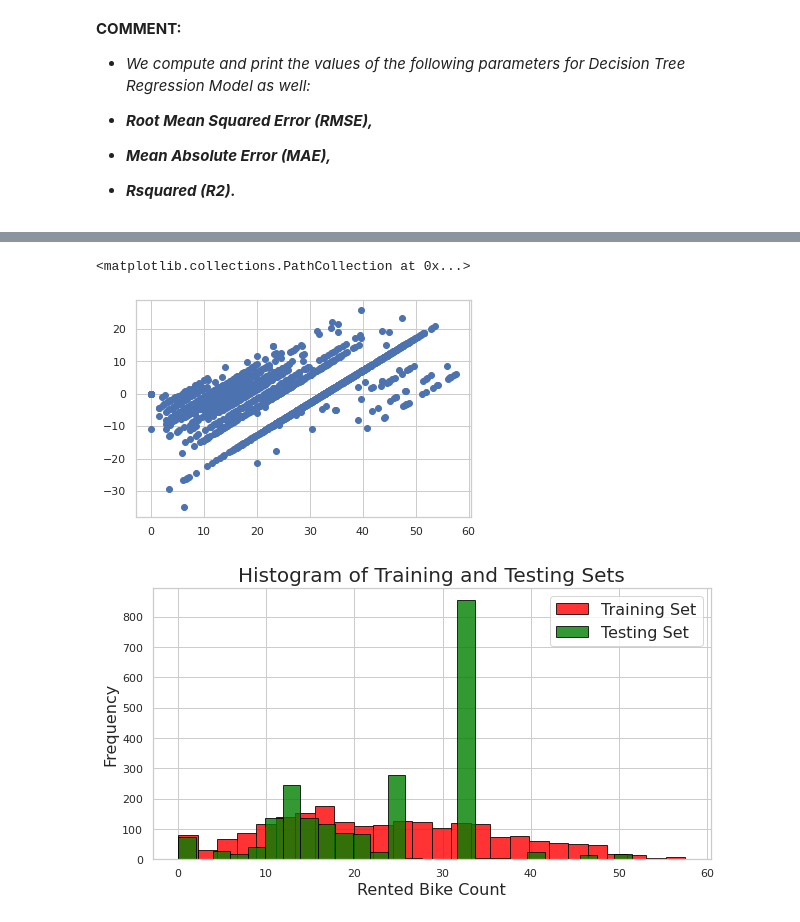
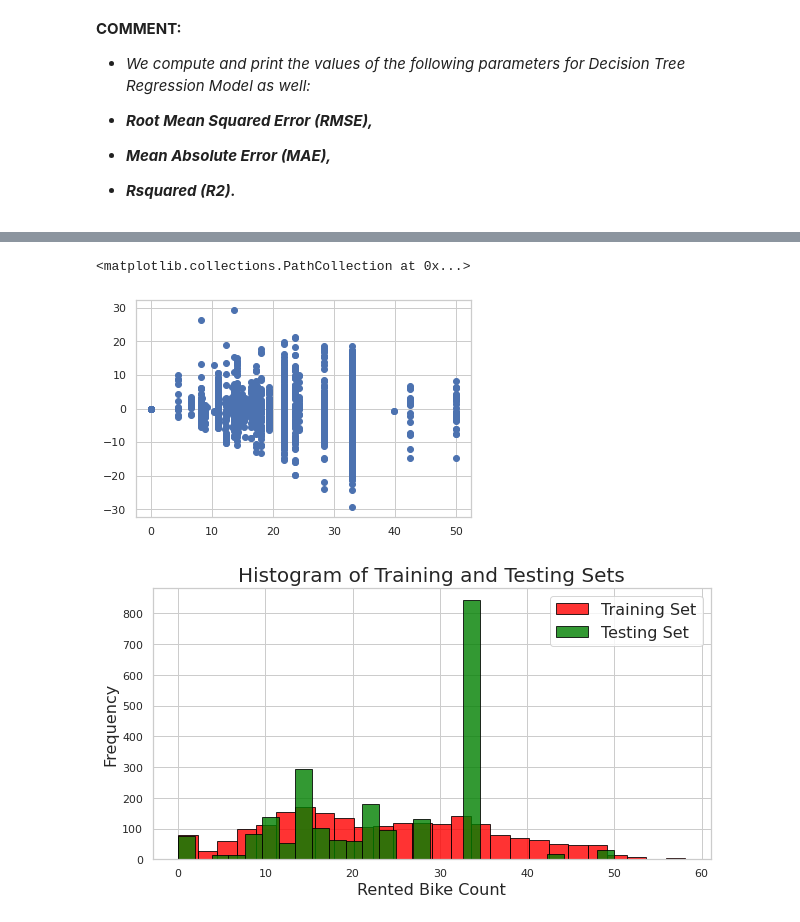
Before and after one commit to Madhu-95/Capstone2_ML_Regression, a Jupyter notebook: Bike_Sharing_Demand_Prediction_Capstone_Project(Supervised_ML)_by_MADHU_KUMARI.ipynb, the cells around one changed output, grey strips where cells are left out. Saved outputs shown, nothing was run; the diff lists cells and outputs as text; code cells hidden in the pictures.

```diff
--- a/Bike_Sharing_Demand_Prediction_Capstone_Project(Supervised_ML)_by_MADHU_KUMARI.ipynb
+++ b/Bike_Sharing_Demand_Prediction_Capstone_Project(Supervised_ML)_by_MADHU_KUMARI.ipynb
@@ -878,10 +878,8 @@ regr_tree = DecisionTreeRegressor(max_depth=6)
 regr_tree.fit(X_train, y_train)
 
 # Use the model to predict the test data
-y_pred_tree = regr_tree.predict(X_test)
-
-# Form residual
-resid_tree = y_test - y_pred_tree
+y_pred_traind=regr_tree.predict(X_train)
+y_pred_testd=regr_tree.predict(X_test)
 # %% [markdown]
 **COMMENT:**
 * *We compute and print the values of the following parameters for Decision Tree Regression Model as well:*
@@ -912,14 +958,14 @@ The Rsquared value is 0.6873520845472165
 # %%
 ##Heteroscedasticity
-plt.scatter((y_test),(y_test)-(y_pred_tree))
+plt.scatter((y_pred_testd),(y_test)-(y_pred_testd))
 # %% [output]
 <matplotlib.collections.PathCollection at 0x...>
-[figure, old version]
+[figure, new version]
 # %%
 #Histograms of y_test and of y_pred_tree
 fig = plt.figure(figsize=(10,5))
 plt.hist(y_test, bins=26, edgecolor='black',alpha= 0.8, color='red', label='Training Set')
-plt.hist(y_pred_tree, bins=26, edgecolor='black', alpha= 0.8, color='green', label='Testing Set')
+plt.hist(y_pred_testd, bins=26, edgecolor='black', alpha= 0.8, color='green', label='Testing Set')
 
 plt.title('Histogram of Training and Testing Sets', fontsize=20)
 plt.xlabel('Rented Bike Count', fontsize=16)
@@ -928,4 +974,4 @@ plt.legend(fontsize=16)
 
 plt.show()
 # %% [output]
-[figure, old version]
+[figure, new version]
```
Also changed, not shown: parts of 39 cells of this notebook.
